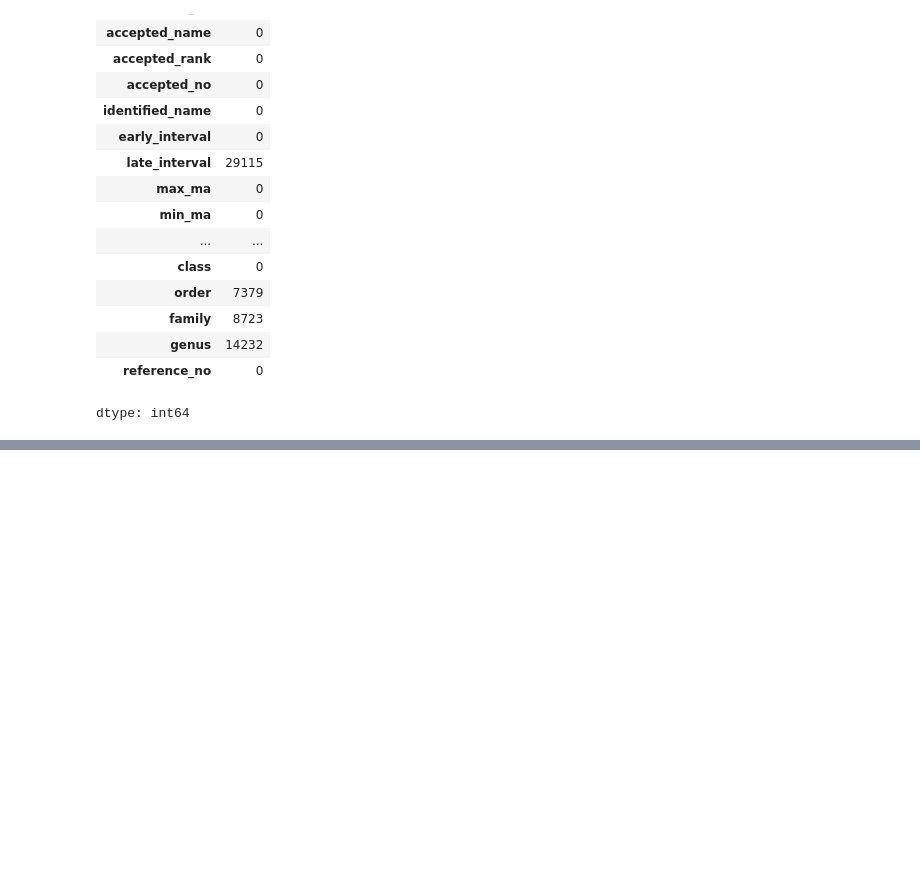
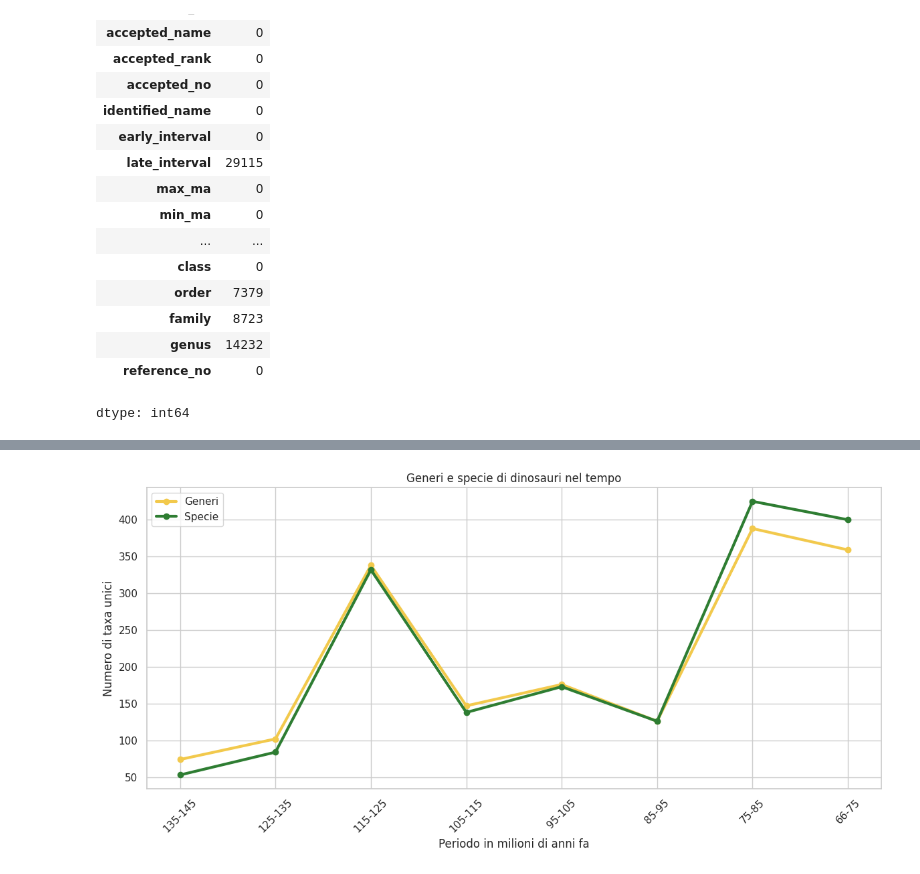
Before and after one commit to Valdan-D/remorse, a Jupyter notebook: Lorenzo.ipynb, the cells around one changed output, grey strips where cells are left out. Saved outputs shown, nothing was run; the diff lists cells and outputs as text; code cells hidden in the pictures; blank space fills up the shorter version.

```diff
--- a/Lorenzo.ipynb
+++ b/Lorenzo.ipynb
@@ -180,0 +354,31 @@ dtype: int64
+# %%
+# 9. Generi e specie nel tempo
+plt.figure(figsize=(12, 6))
+
+plt.plot(
+    biodiversita_dino.index,
+    biodiversita_dino["generi"],
+    marker="o",
+    color=giallo,
+    linewidth=3,
+    label="Generi"
+)
+
+plt.plot(
+    biodiversita_dino.index,
+    biodiversita_dino["specie"],
+    marker="o",
+    color=verde,
+    linewidth=3,
+    label="Specie"
+)
+
+plt.title("Generi e specie di dinosauri nel tempo")
+plt.xlabel("Periodo in milioni di anni fa")
+plt.ylabel("Numero di taxa unici")
+plt.xticks(rotation=45)
+plt.legend()
+plt.tight_layout()
+plt.show()
+# %% [output]
+[figure, added]
```
Also changed, not shown: parts of 41 cells of this notebook.
